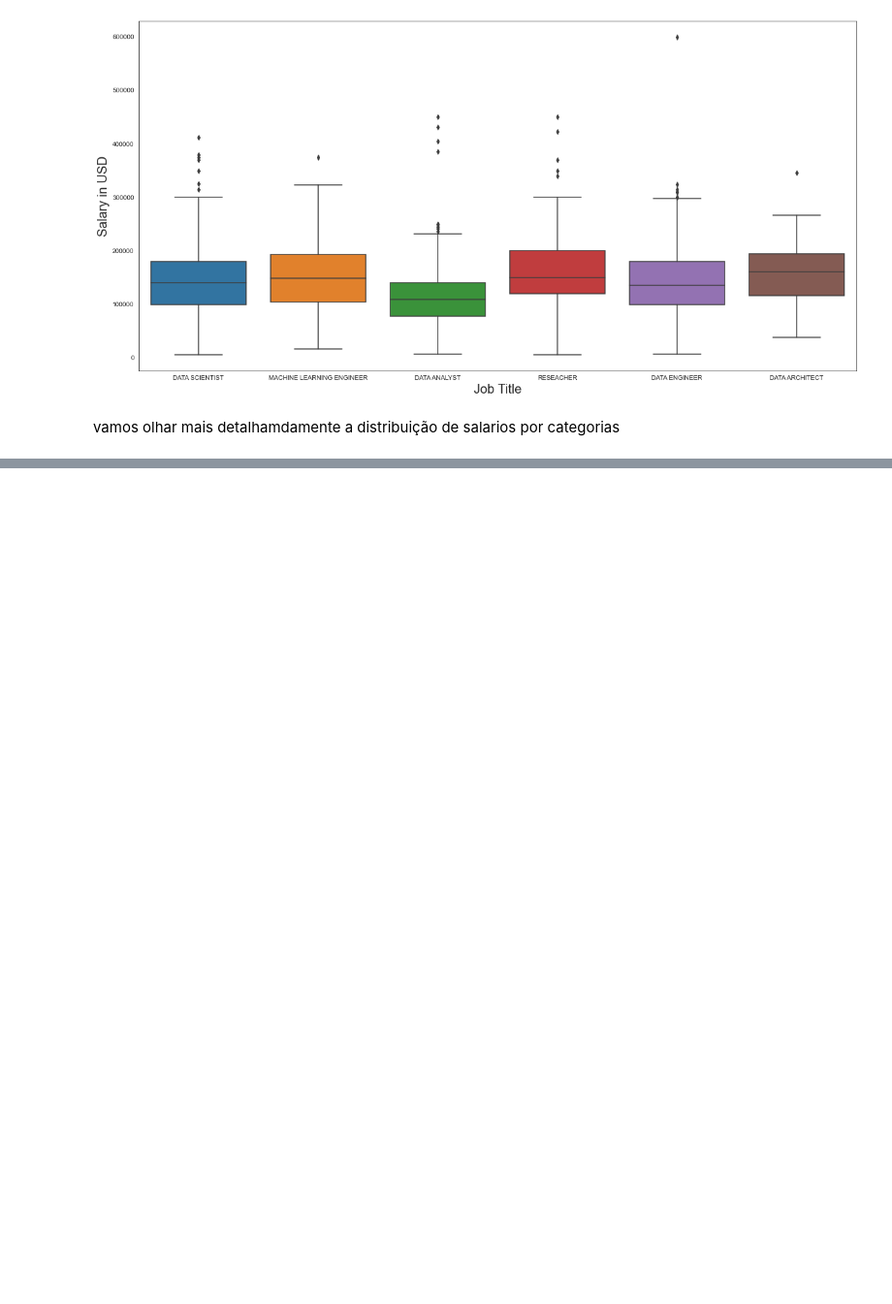
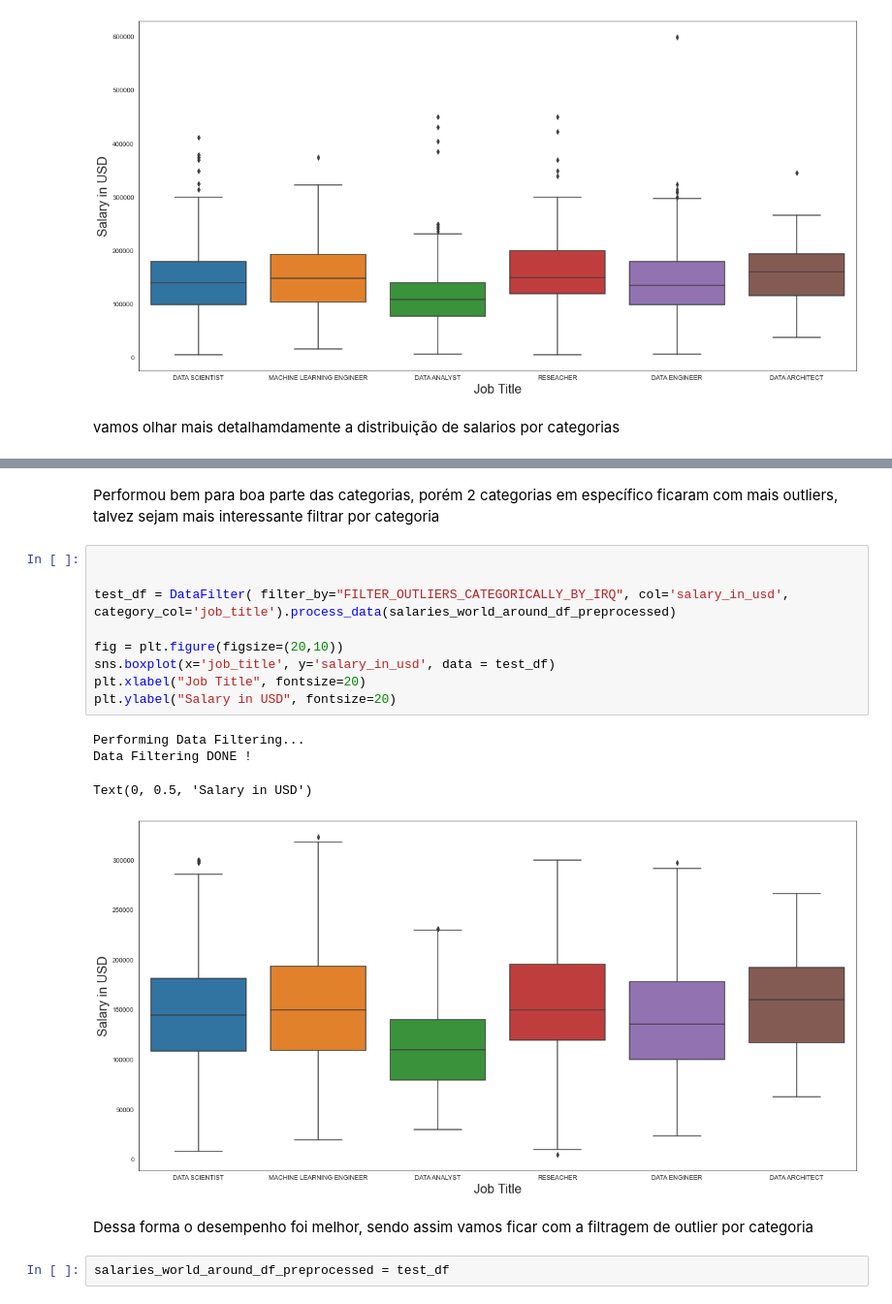
Before and after one commit to lucasvittal2/data_science_job_market_analysis, a Jupyter notebook: SprintI_counting_the_history.ipynb, the cells around one changed output, grey strips where cells are left out. Shown at 97% size. Saved outputs shown, nothing was run; the diff lists cells and outputs as text; blank space fills up the shorter version.

```diff
--- a/SprintI_counting_the_history.ipynb
+++ b/SprintI_counting_the_history.ipynb
@@ -511,0 +634,20 @@ for job, i in zip(jobs, range(0, len(jobs))):
+# %% [markdown]
+Performou bem para boa parte das categorias, porém 2 categorias em específico ficaram com mais outliers, talvez sejam mais interessante filtrar por categoria
+# %%
+
+
+test_df = DataFilter( filter_by="FILTER_OUTLIERS_CATEGORICALLY_BY_IRQ", col='salary_in_usd', category_col='job_title').process_data(salaries_world_around_df_preprocessed)
+
+fig = plt.figure(figsize=(20,10))
+sns.boxplot(x='job_title', y='salary_in_usd', data = test_df)
+plt.xlabel("Job Title", fontsize=20)
+plt.ylabel("Salary in USD", fontsize=20)
+# %% [output]
+Performing Data Filtering...
+Data Filtering DONE !
+Text(0, 0.5, 'Salary in USD')
+[figure, added]
+# %% [markdown]
+Dessa forma o desempenho foi melhor, sendo assim vamos ficar com a filtragem de outlier por categoria
+# %%
+salaries_world_around_df_preprocessed = test_df
```
Also changed, not shown: parts of 54 cells of this notebook, 3 other files.
